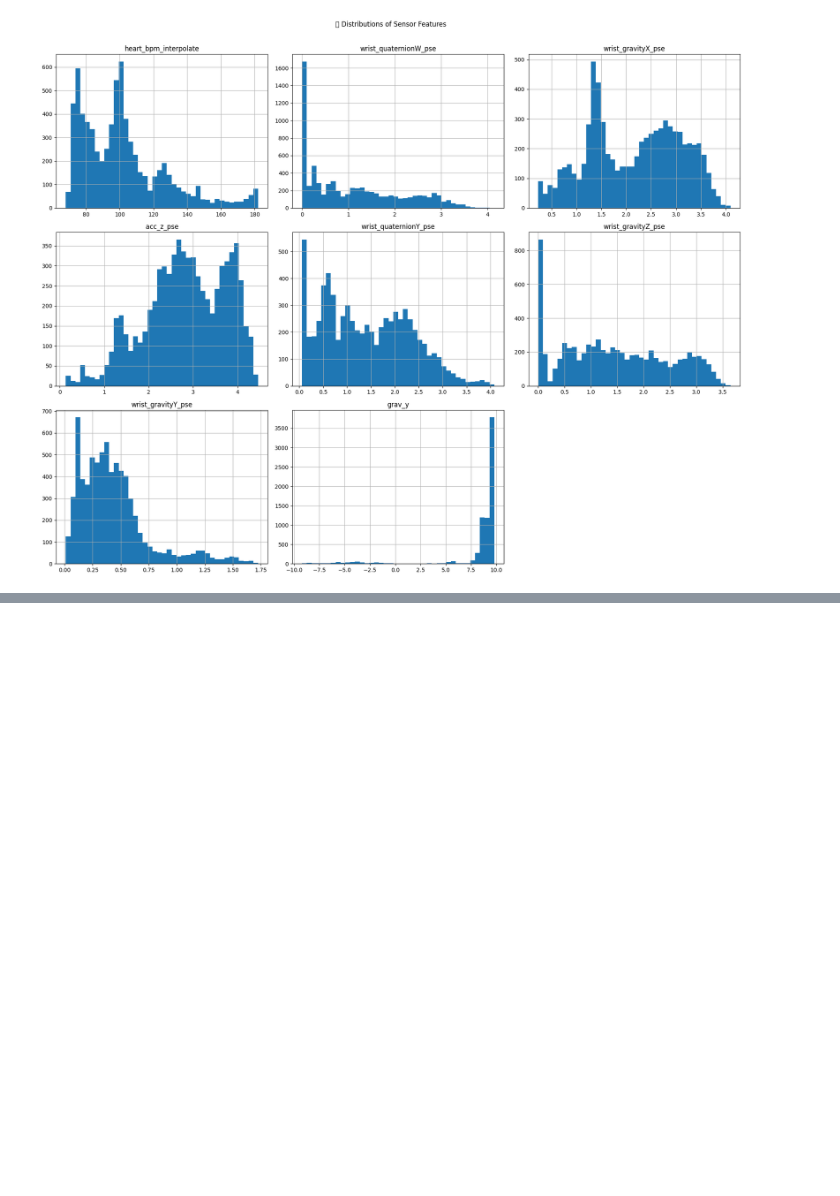
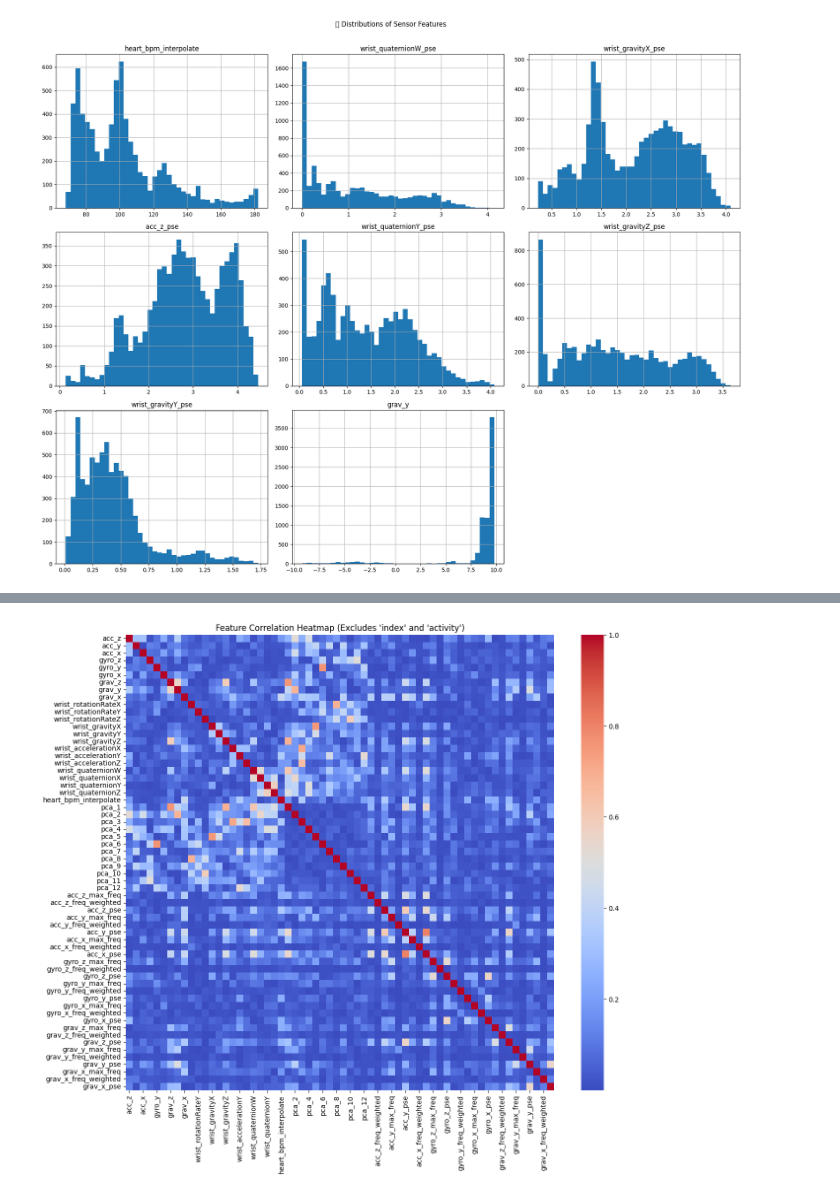
Before and after one commit to IvankaPlesica/ML4QS, a Jupyter notebook: Python3Code/notebooks/IvanaFeaturesDataset.ipynb, the cells around one changed output, grey strips where cells are left out. Saved outputs shown, nothing was run; the diff lists cells and outputs as text; code cells hidden in the pictures; blank space fills up the shorter version.

```diff
--- a/Python3Code/notebooks/IvanaFeaturesDataset.ipynb
+++ b/Python3Code/notebooks/IvanaFeaturesDataset.ipynb
@@ -696,0 +1064,17 @@ final_dataset.to_csv('final_dataset.csv', index=False)
+# %%
+import seaborn as sns
+import matplotlib.pyplot as plt
+
+# Drop the 'index' and 'activity' columns
+feature_cols = df_reduced.drop(columns=['index', 'activity'])
+
+# Compute the absolute correlation matrix
+corr_matrix = feature_cols.corr().abs()
+
+# Plot heatmap
+plt.figure(figsize=(14, 12))
+sns.heatmap(corr_matrix, cmap='coolwarm', annot=False)
+plt.title("Feature Correlation Heatmap (Excludes 'index' and 'activity')")
+plt.show()
+# %% [output]
+[figure, added]
```
Also changed, not shown: parts of 42 cells of this notebook.
